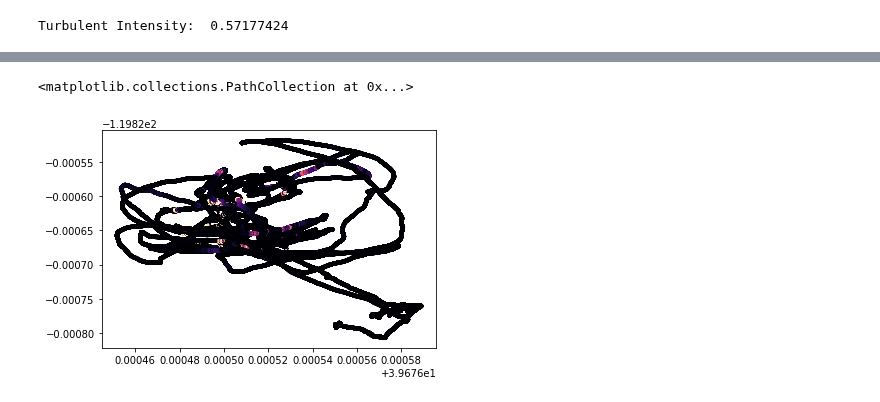
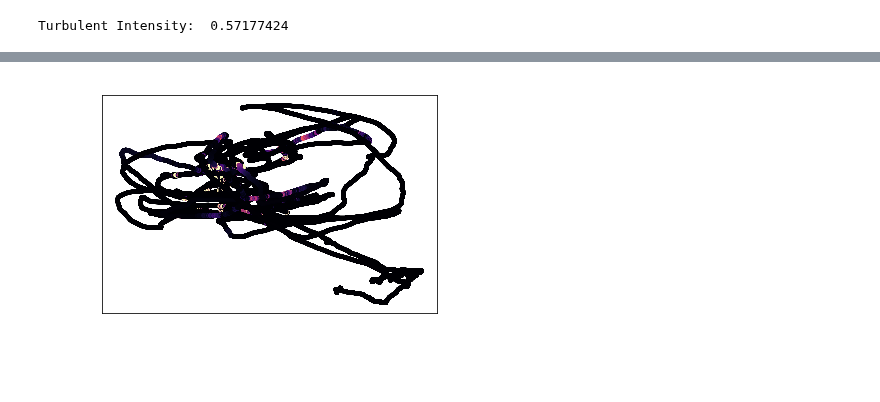
Before and after one commit to arunavanag591/odor_analysis, a Jupyter notebook: data_exploration/analysis_data_2807.ipynb, the cells around one changed output, grey strips where cells are left out. Saved outputs shown, nothing was run; the diff lists cells and outputs as text; code cells hidden in the pictures.

```diff
--- a/data_exploration/analysis_data_2807.ipynb
+++ b/data_exploration/analysis_data_2807.ipynb
@@ -252,8 +218,8 @@ Text(0, 0.5, 'Odor Concentration (voltage)')
 # %%
 fig_odor_instance = plt.figure()
 ax_odor_instance = fig_odor_instance.add_subplot(111)
 
 ax_odor_instance.scatter(df6._ublox_gps_fix_latitude, df6._ublox_gps_fix_longitude, c=df6._analog_output_data, s=10, cmap='magma')
+hp.plot_color(ax_odor_instance)
 # %% [output]
-<matplotlib.collections.PathCollection at 0x...>
-[figure, old version]
+[figure, new version]
```
Also changed, not shown: parts of 12 cells of this notebook, 7 other files.
